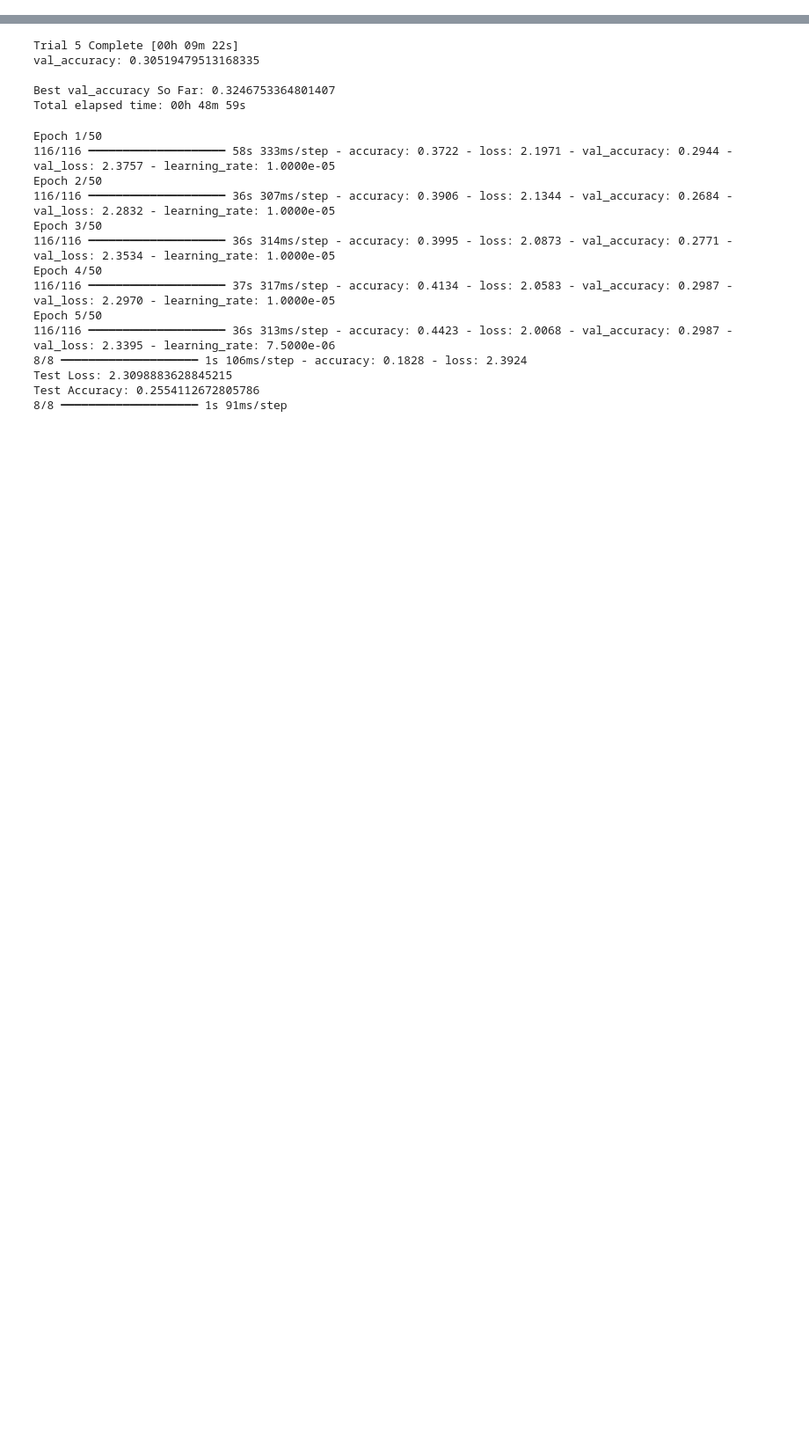
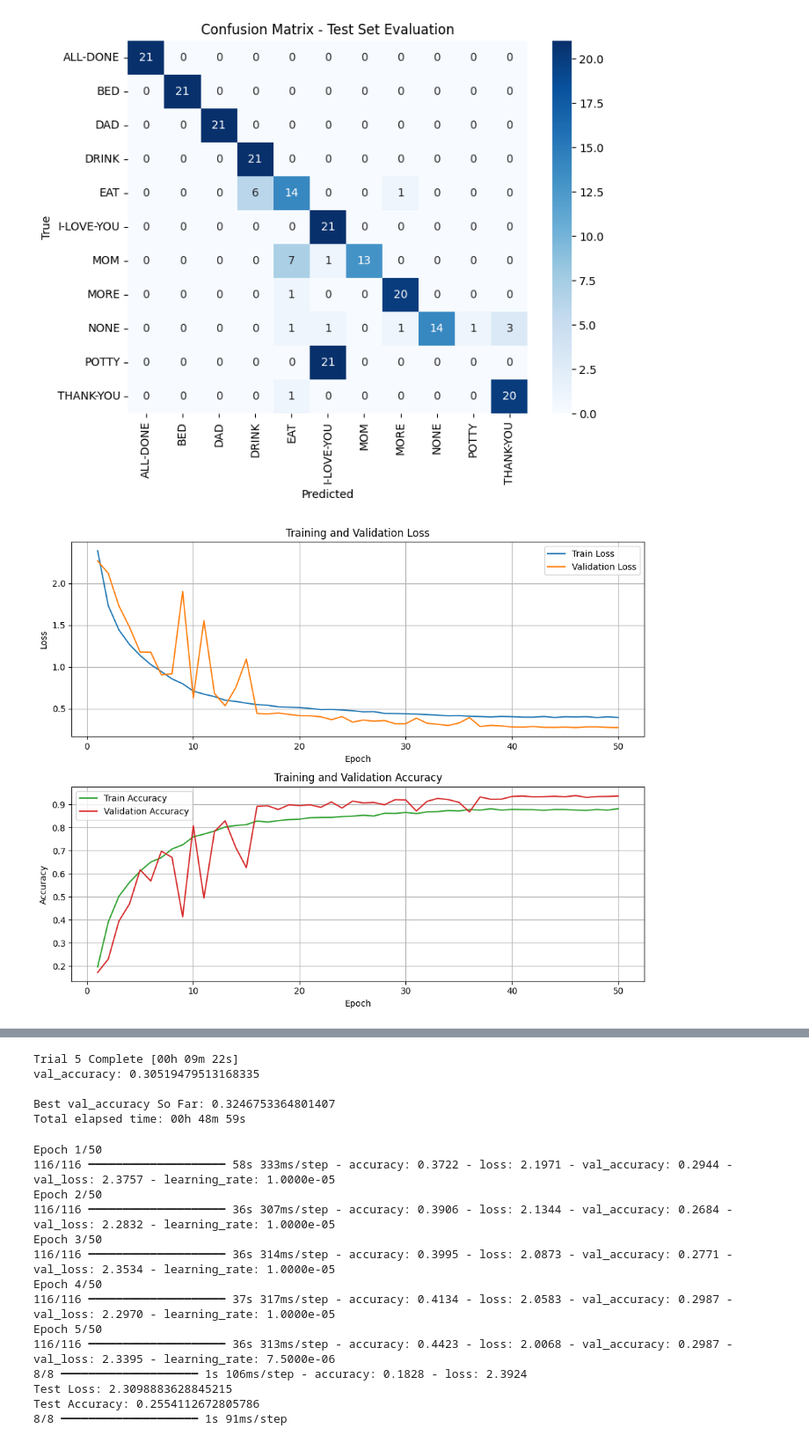
Before and after one commit to D3rrickLa/machine_learning_tfnmp, a Jupyter notebook: model/CNN_LSTM/v3/cnn_lstm_v3.ipynb, the cells around one changed output, grey strips where cells are left out. Shown at 88% size. Cells and saved outputs as stored; diff of their text form; code cells hidden in the pictures; blank space fills up the shorter version.

Commit message:
really good model here for the amoutn of train data I have

```diff
--- a/model/CNN_LSTM/v3/cnn_lstm_v3.ipynb
+++ b/model/CNN_LSTM/v3/cnn_lstm_v3.ipynb
@@ -124,7 +125,11 @@ X_train_augmented_3, y_train_augmented_3 = DataframeModify.augment_model(X_train
 X_train_precombined = pd.concat([X_train, X_train_augmented_1, X_train_augmented_2, X_train_augmented_3], axis=0, ignore_index=True)
 y_train_precombined = pd.concat([y_train, y_train_augmented_1, y_train_augmented_2, y_train_augmented_3], axis=0, ignore_index=True)
 
-X_train_combined, y_train_combined = DataframeModify.augment_model(X_train_precombined, y_train_precombined, noise_level=0.01, translation_vector=[-0.21, -0.3, -0.01], rotation_angle=-23)
+X_train_augmented_4, y_train_augmented_4 = DataframeModify.augment_model(X_train_precombined, y_train_precombined, noise_level=0.01, translation_vector=[-0.21, -0.3, -0.01], rotation_angle=-23)
+
+X_train_combined = pd.concat([X_train_precombined, X_train_augmented_4], axis=0, ignore_index=True)
+y_train_combined = pd.concat([y_train_precombined, y_train_augmented_4], axis=0, ignore_index=True)
+
 gc.collect()
 
 print("finish augmentation")
@@ -178,5 +183,7 @@ y_test_categorical = to_categorical(y_test_encoded, num_classes=len(label_encode
 print(y_train_categorical.shape)
 print(y_val_categorical.shape)
 print(y_test_categorical.shape)
+
+gc.collect()
 # %% [output]
 (55440, 1667) (55440, 1) (6930, 1667) (6930, 1) (6930, 1667) (6930, 1)
@@ -212,61 +237,27 @@ model = Sequential([
     # They are a 2D shape, not the 1D it is expecting
     InputLayer(shape=(sequence_length, X_train_sequences.shape[2])),
 
-    Conv1D(256, kernel_size=3, kernel_regularizer=L2(1e-4)),
+    GRU(126, kernel_regularizer=L2(1e-5)),
     BatchNormalization(),
     Activation("relu"),
-    MaxPooling1D(3),
     Dropout(0.5),
 
-    Dense(256, kernel_regularizer=L2(1e-5), bias_regularizer=L2(1e-2)),
-    BatchNormalization(),
-    Activation("relu"),
-    Dropout(0.7),
+    Dense(64, kernel_regularizer=L2(1e-5)),
 
-    Conv1D(118, kernel_size=3),
-    BatchNormalization(),
-    Activation("relu"),
-    MaxPooling1D(3),
-    Dropout(0.12),
-
-    GRU(128, return_sequences=True),
-    BatchNormalization(),
-    Activation("relu"),
-
-    GlobalMaxPooling1D(),
-
-    Dense(128, kernel_regularizer=L2(1e-4)),
-    BatchNormalization(),
-    Activation("leaky_relu"),
-    Dropout(0.5),
-
-    Dense(128, kernel_regularizer=L2(1e-4)),
-    BatchNormalization(),
-
-    Dense(96, bias_regularizer=L2(1e-5)),
-    BatchNormalization(),
-    Activation("tanh"),
-    Dropout(0.08),
-
-    Dense(32),
-    Activation("tanh"),
-    Dropout(0.5),
-
-
-    Dense(len(class_labels), activation='softmax', kernel_regularizer=L2(1e-5))
+    Dense(len(class_labels), activation='softmax', kernel_regularizer=L2(1e-6),  bias_regularizer=L2(1e-5))
 
 ])
 
-model.compile(optimizer=Adam(learning_rate=1.0e-3, weight_decay=1e-7, clipnorm=1.0), loss='categorical_crossentropy', metrics=['accuracy'])
+model.compile(optimizer=Adam(learning_rate=1.0e-4, weight_decay=1e-7, clipnorm=1.0), loss='categorical_crossentropy', metrics=['accuracy'])
 
 reduce_lr = ReduceLROnPlateau(monitor='val_loss', factor=0.55, patience=2, min_lr=1e-12)
-early_stopping = EarlyStopping(monitor='val_loss', patience=5, restore_best_weights=True)
-custom_early_stopping = CustomEarlyStopping(patience=6, threshold=0.15)
+early_stopping = EarlyStopping(monitor='val_loss', patience=4, restore_best_weights=True)
+custom_early_stopping = CustomEarlyStopping(patience=5, threshold=0.15)
 history = model.fit(
     X_train_sequences, y_train_categorical,
     validation_data=(X_val_sequences, y_val_categorical),
     epochs=50,  # Adjust epochs as needed
-    batch_size=64,  # Adjust batch size as needed
+    batch_size=128,  # Adjust batch size as needed
     callbacks=[early_stopping, reduce_lr, custom_early_stopping]
 )
 
@@ -286 +293,3 @@ NameError: name 'Sequential' is not defined
+[figure, added]
+[figure, added]
 # %%
```
Also changed, not shown: parts of 7 cells of this notebook, 10 other files.
